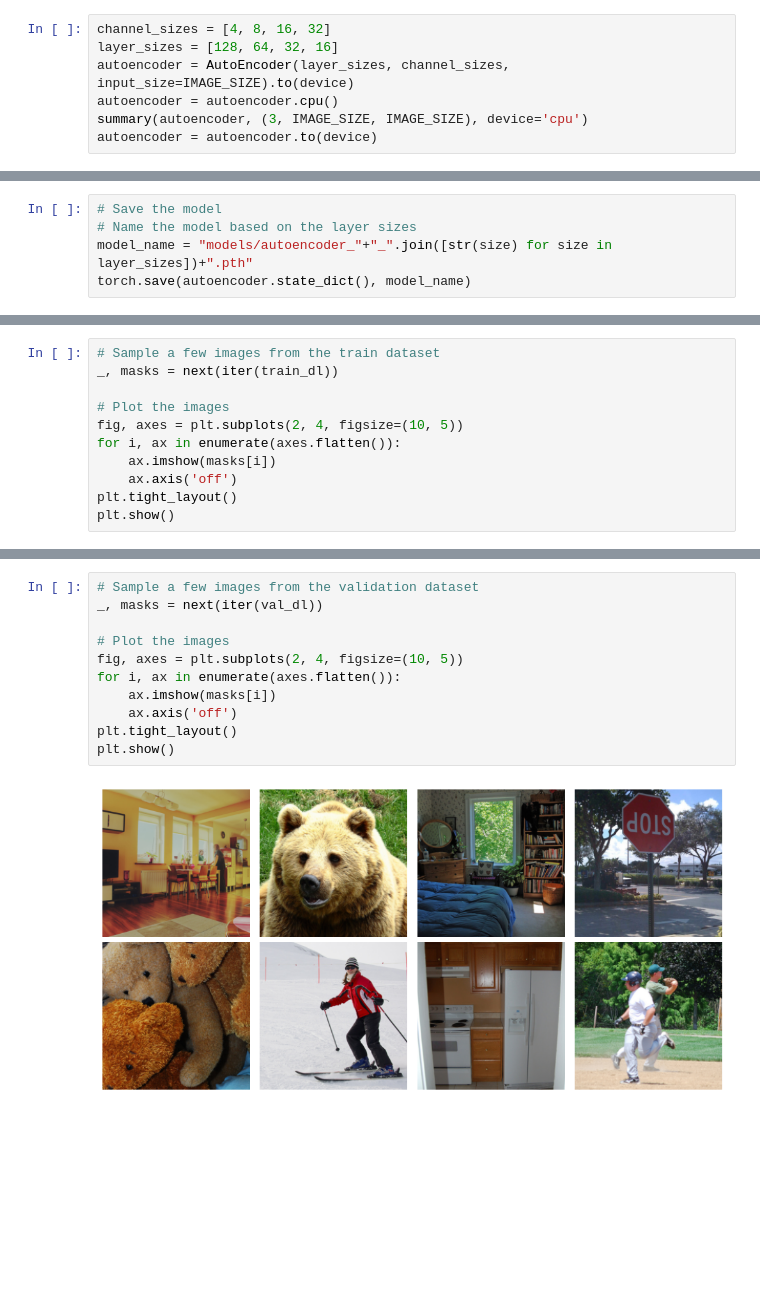
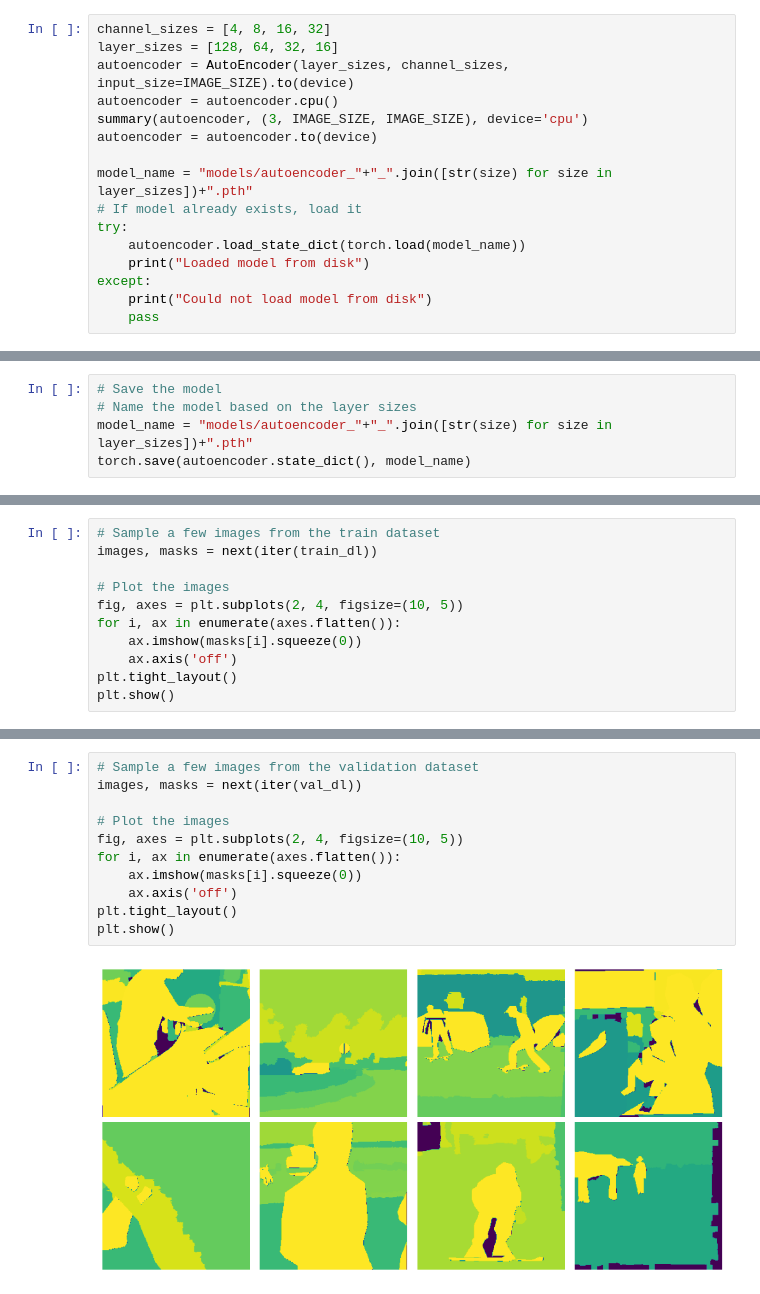
Before and after one commit to ValKobilaski/Style-Transfer, a Jupyter notebook: train_autoenc.ipynb, the cells around one changed output, grey strips where cells are left out. Cells and saved outputs as stored; diff of their text form; blank space fills up the shorter version.

Commit message:
Added autoencoder segmentation architecture

```diff
--- a/train_autoenc.ipynb
+++ b/train_autoenc.ipynb
@@ -48,6 +48,15 @@ autoencoder = AutoEncoder(layer_sizes, channel_sizes, input_size=IMAGE_SIZE).to(
 autoencoder = autoencoder.cpu()
 summary(autoencoder, (3, IMAGE_SIZE, IMAGE_SIZE), device='cpu')
 autoencoder = autoencoder.to(device)
+
+model_name = "models/autoencoder_"+"_".join([str(size) for size in layer_sizes])+".pth"
+# If model already exists, load it
+try:
+    autoencoder.load_state_dict(torch.load(model_name))
+    print("Loaded model from disk")
+except:
+    print("Could not load model from disk")
+    pass
 # %% [output]
 ----------------------------------------------------------------
         Layer (type)               Output Shape         Param #
@@ -164,11 +178,11 @@ plt.show()
 # %%
 # Sample a few images from the train dataset
-_, masks = next(iter(train_dl))
+images, masks = next(iter(train_dl))
 
 # Plot the images
 fig, axes = plt.subplots(2, 4, figsize=(10, 5))
 for i, ax in enumerate(axes.flatten()):
-    ax.imshow(masks[i])
+    ax.imshow(masks[i].squeeze(0))
     ax.axis('off')
 plt.tight_layout()
 plt.show()
@@ -200,16 +207,16 @@ Clipping input data to the valid range for imshow with RGB data ([0..1] for floa
 # %%
 # Sample a few images from the validation dataset
-_, masks = next(iter(val_dl))
+images, masks = next(iter(val_dl))
 
 # Plot the images
 fig, axes = plt.subplots(2, 4, figsize=(10, 5))
 for i, ax in enumerate(axes.flatten()):
-    ax.imshow(masks[i])
+    ax.imshow(masks[i].squeeze(0))
     ax.axis('off')
 plt.tight_layout()
 plt.show()
 # %% [output]
-[figure, old version]
+[figure, new version]
 # %%
 # Plot the reconstructed images
 with torch.no_grad():
```
Also changed, not shown: parts of 6 cells of this notebook, 2 other files.
